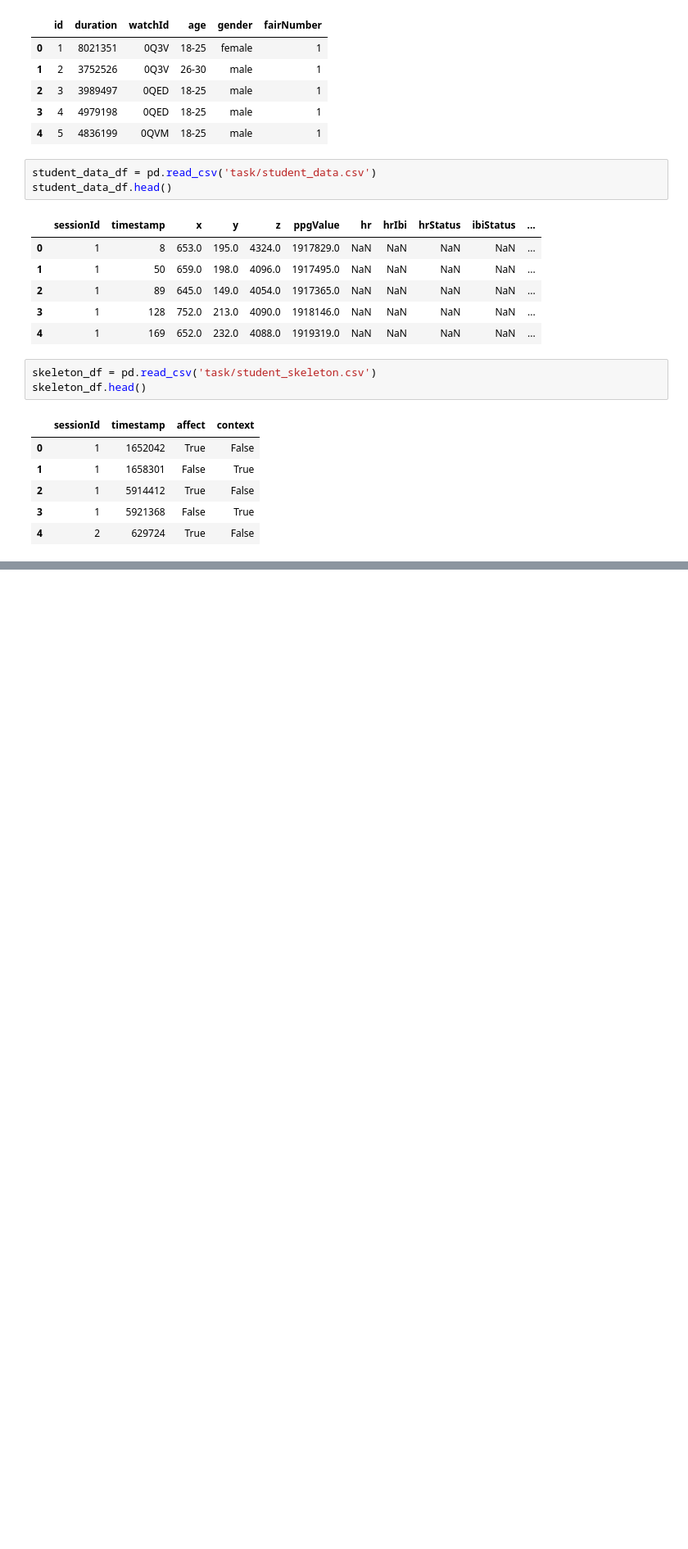
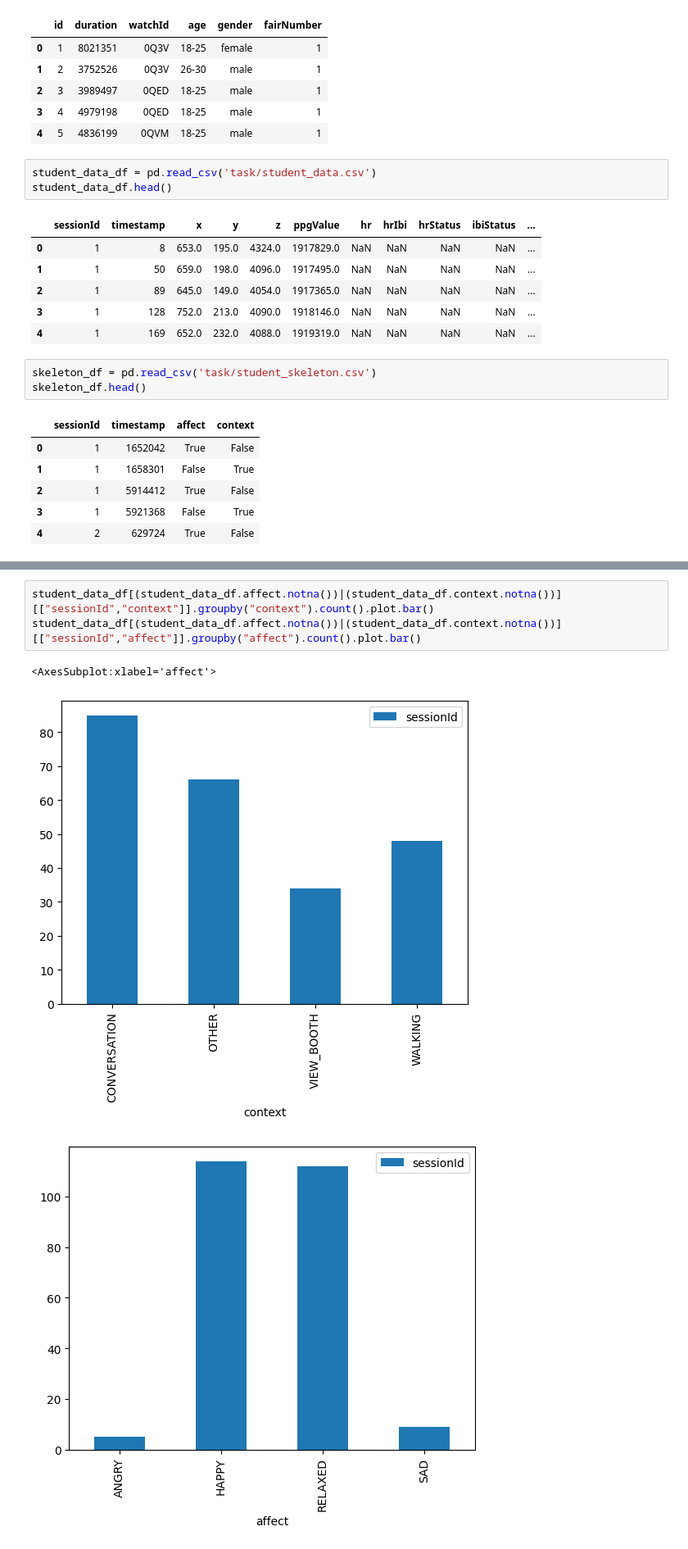
Before and after one commit to SuchethShenoy/bbdc24-mlbananas, a Jupyter notebook: basic_eda.ipynb, the cells around one changed output, grey strips where cells are left out. Shown at 82% size. Saved outputs shown, nothing was run; the diff lists cells and outputs as text; blank space fills up the shorter version.

```diff
--- a/basic_eda.ipynb
+++ b/basic_eda.ipynb
@@ -34,0 +84,7 @@ skeleton_df.head()
+# %%
+student_data_df[(student_data_df.affect.notna())|(student_data_df.context.notna())][["sessionId","context"]].groupby("context").count().plot.bar()
+student_data_df[(student_data_df.affect.notna())|(student_data_df.context.notna())][["sessionId","affect"]].groupby("affect").count().plot.bar()
+# %% [output]
+<AxesSubplot:xlabel='affect'>
+[figure, added]
+[figure, added]
```
Also changed, not shown: parts of 10 cells of this notebook.
